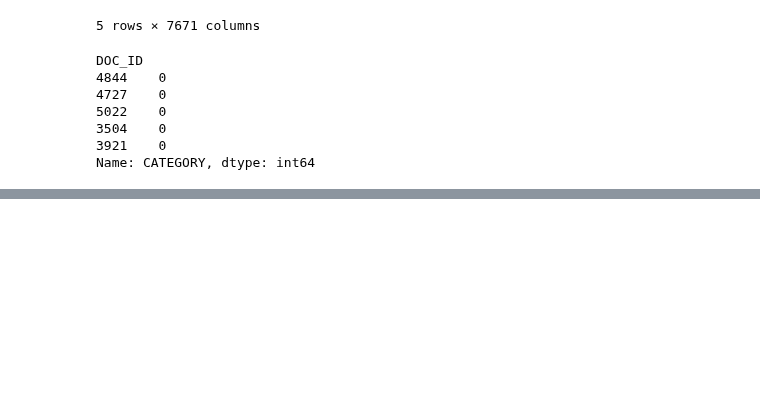
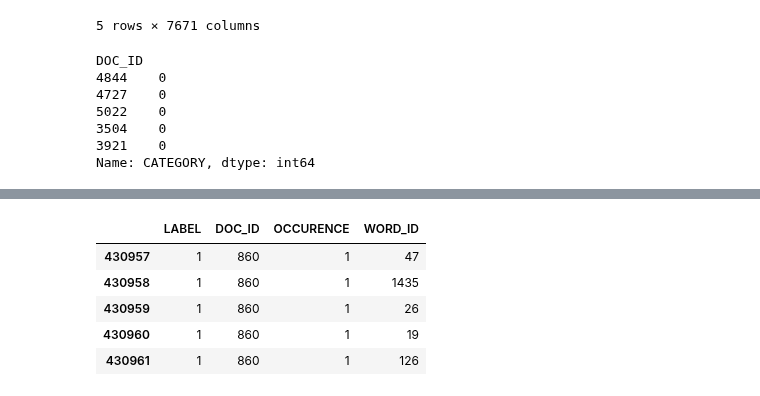
Before and after one commit to shade-12/ml-intro, a Jupyter notebook: 05_Bayes_Classifier.ipynb, the cells around one changed output, grey strips where cells are left out. Cells and saved outputs as stored; diff of their text form; code cells hidden in the pictures; blank space fills up the shorter version.

```diff
--- a/05_Bayes_Classifier.ipynb
+++ b/05_Bayes_Classifier.ipynb
@@ -1070,0 +1131,9 @@ Name: CATEGORY, dtype: int64
+# %%
+sparse_train_df[-5:]
+# %% [output]
+|  | LABEL | DOC_ID | OCCURENCE | WORD_ID |
+| 430957 | 1 | 860 | 1 | 47 |
+| 430958 | 1 | 860 | 1 | 1435 |
+| 430959 | 1 | 860 | 1 | 26 |
+| 430960 | 1 | 860 | 1 | 19 |
+| 430961 | 1 | 860 | 1 | 126 |
```
Also changed, not shown: parts of 7 cells of this notebook.
